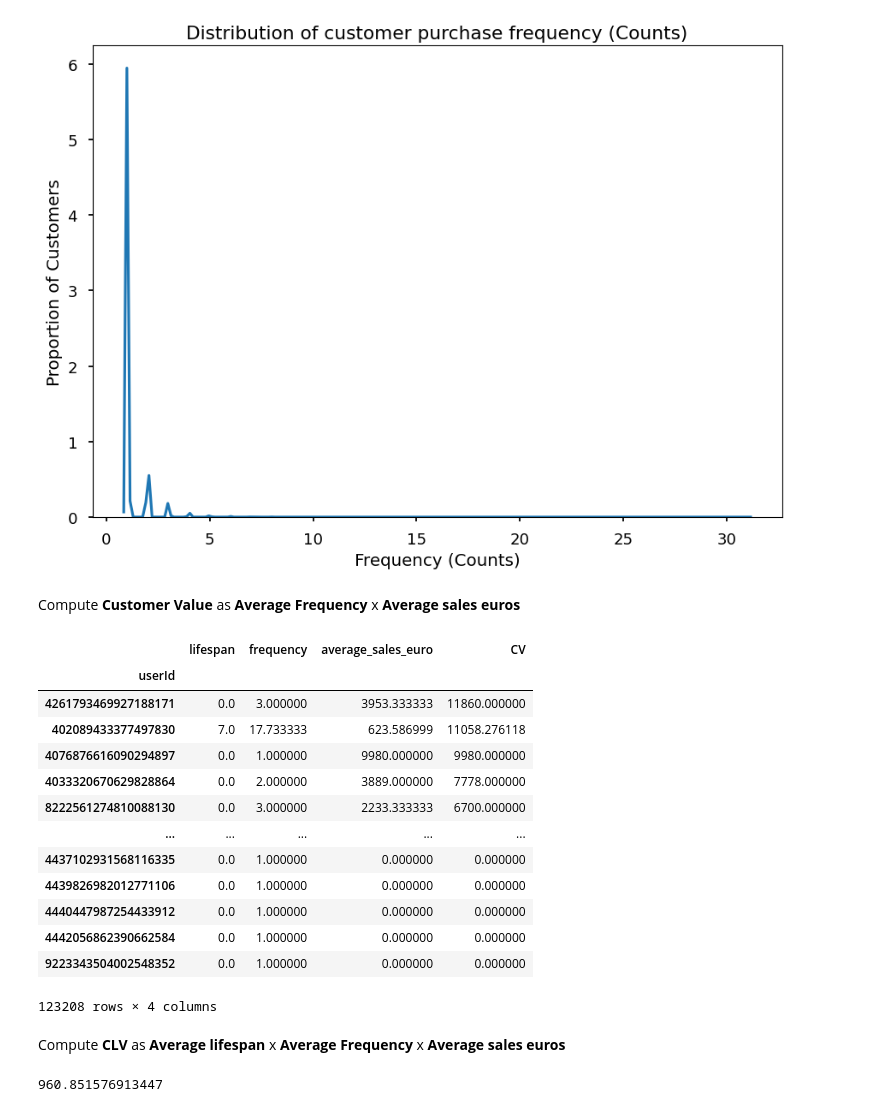
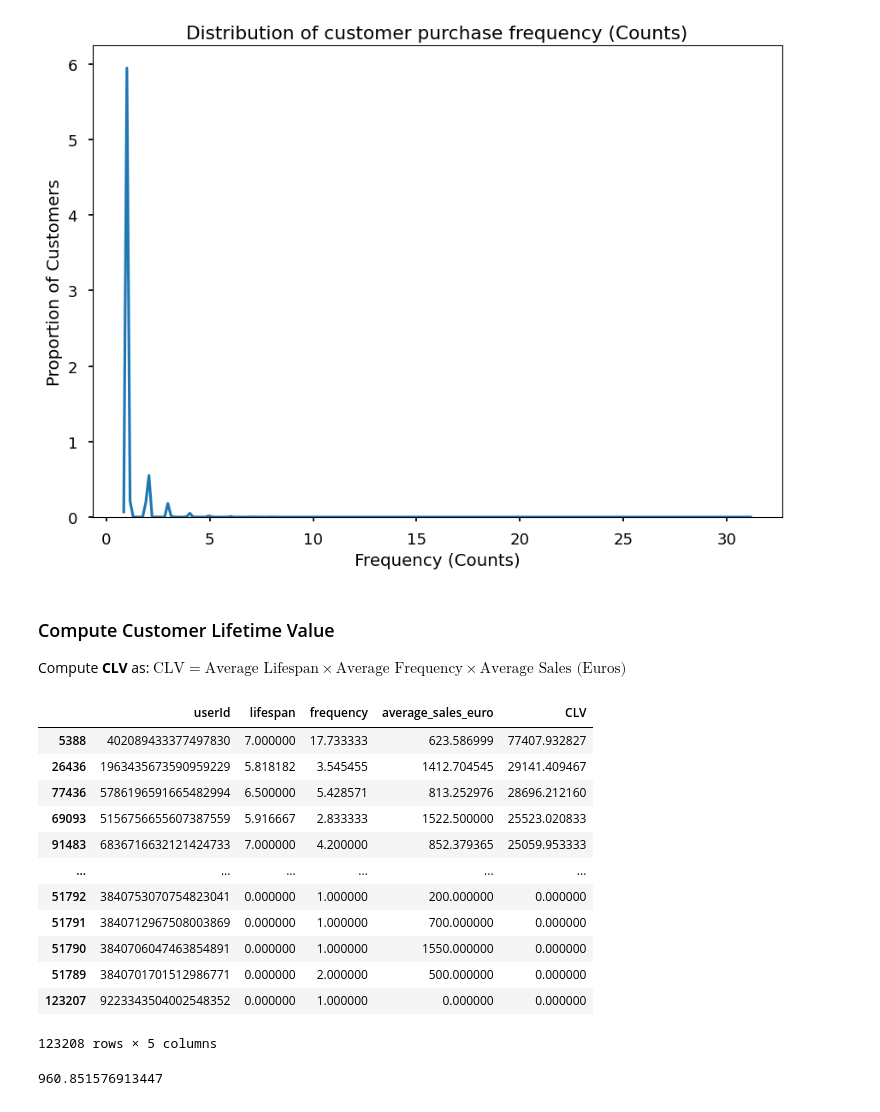
Before and after one commit to kennedyopokuasare/ResqCLV, a Jupyter notebook: customer-lifetime-value-analysis.ipynb, the cells around one changed output. Drawn from its saved outputs; the diff is of its cells as text; code cells hidden in the pictures.

```diff
--- a/customer-lifetime-value-analysis.ipynb
+++ b/customer-lifetime-value-analysis.ipynb
@@ -159,6 +161,8 @@ memory usage: 11.1+ MB
 # %%
+lfs.rename(columns={"COHORT_DATE":"first_purchase_month"}, inplace=True)
 lfs["userId"]=lfs["userId"].astype("object")
 lfs["purchase_month"] =pd.to_datetime(lfs["purchase_month"])
+lfs["first_purchase_month"] =pd.to_datetime(lfs["first_purchase_month"])
 # %%
 lfs.info()
 # %% [output]
@@ -189,7 +196,7 @@ lfs["average_sales_euro"] = lfs.apply(
     axis=1,
 )
 lfs.drop(columns=["currency", "average_sales"], inplace=True)
-lfs = lfs.groupby(["userId", "purchase_month"], as_index=False).agg(
+lfs = lfs.groupby(["userId", "purchase_month","first_purchase_month"], as_index=False).agg(
     {"lifespan": "max", "frequency": "sum", "average_sales_euro": "mean"}
 )
 lfs.head(10)
@@ -231,32 +238,31 @@ plt.title("Distribution of customer purchase frequency (Counts)")
 plt.show()
 # %% [output]
 [figure]
-# %% [markdown]
-Compute **Customer Value** as **Average Frequency** x **Average sales euros**
+# %% [markdown]
+### Compute Customer Lifetime Value
+Compute **CLV** as:
+$ \text{CLV} = \text{Average Lifespan} \times \text{Average Frequency} \times \text{Average Sales (Euros)}$
 # %%
-customer_clv = lfs.groupby(["userId"]).agg(
+customer_clv = lfs.copy()
+customer_clv = customer_clv.groupby(["userId"], as_index=False).agg(
     {"lifespan": "mean", "frequency": "mean", "average_sales_euro": "mean"}
 )
-customer_clv["CV"] = customer_clv["frequency"] * customer_clv["average_sales_euro"]
-
-customer_clv.sort_values(by="CV", ascending=False)
+customer_clv["CLV"] = customer_clv["lifespan"]* customer_clv["frequency"] * customer_clv["average_sales_euro"]
+customer_clv.sort_values(by="CLV", ascending=False)
 # %% [output]
-|  | lifespan | frequency | average_sales_euro | CV |
-| userId |  |  |  |  |
-| 4261793469927188171 | 0.0 | 3.000000 | 3953.333333 | 11860.000000 |
-| 402089433377497830 | 7.0 | 17.733333 | 623.586999 | 11058.276118 |
-| 4076876616090294897 | 0.0 | 1.000000 | 9980.000000 | 9980.000000 |
-| 4033320670629828864 | 0.0 | 2.000000 | 3889.000000 | 7778.000000 |
-| 8222561274810088130 | 0.0 | 3.000000 | 2233.333333 | 6700.000000 |
-| ... | ... | ... | ... | ... |
-| 4437102931568116335 | 0.0 | 1.000000 | 0.000000 | 0.000000 |
-| 4439826982012771106 | 0.0 | 1.000000 | 0.000000 | 0.000000 |
-| 4440447987254433912 | 0.0 | 1.000000 | 0.000000 | 0.000000 |
-| 4442056862390662584 | 0.0 | 1.000000 | 0.000000 | 0.000000 |
-| 9223343504002548352 | 0.0 | 1.000000 | 0.000000 | 0.000000 |
+|  | userId | lifespan | frequency | average_sales_euro | CLV |
+| 5388 | 402089433377497830 | 7.000000 | 17.733333 | 623.586999 | 77407.932827 |
+| 26436 | 1963435673590959229 | 5.818182 | 3.545455 | 1412.704545 | 29141.409467 |
+| 77436 | 5786196591665482994 | 6.500000 | 5.428571 | 813.252976 | 28696.212160 |
+| 69093 | 5156756655607387559 | 5.916667 | 2.833333 | 1522.500000 | 25523.020833 |
+| 91483 | 6836716632121424733 | 7.000000 | 4.200000 | 852.379365 | 25059.953333 |
+| ... | ... | ... | ... | ... | ... |
+| 51792 | 3840753070754823041 | 0.000000 | 1.000000 | 200.000000 | 0.000000 |
+| 51791 | 3840712967508003869 | 0.000000 | 1.000000 | 700.000000 | 0.000000 |
+| 51790 | 3840706047463854891 | 0.000000 | 1.000000 | 1550.000000 | 0.000000 |
+| 51789 | 3840701701512986771 | 0.000000 | 2.000000 | 500.000000 | 0.000000 |
+| 123207 | 9223343504002548352 | 0.000000 | 1.000000 | 0.000000 | 0.000000 |
-123208 rows × 4 columns
+123208 rows × 5 columns
-# %% [markdown]
-Compute **CLV** as  **Average lifespan** x **Average Frequency** x **Average sales euros**
 # %%
 CLV = (
     customer_clv["lifespan"].mean()
```
Also changed, not shown: parts of 26 cells of this notebook, 5 other files.
